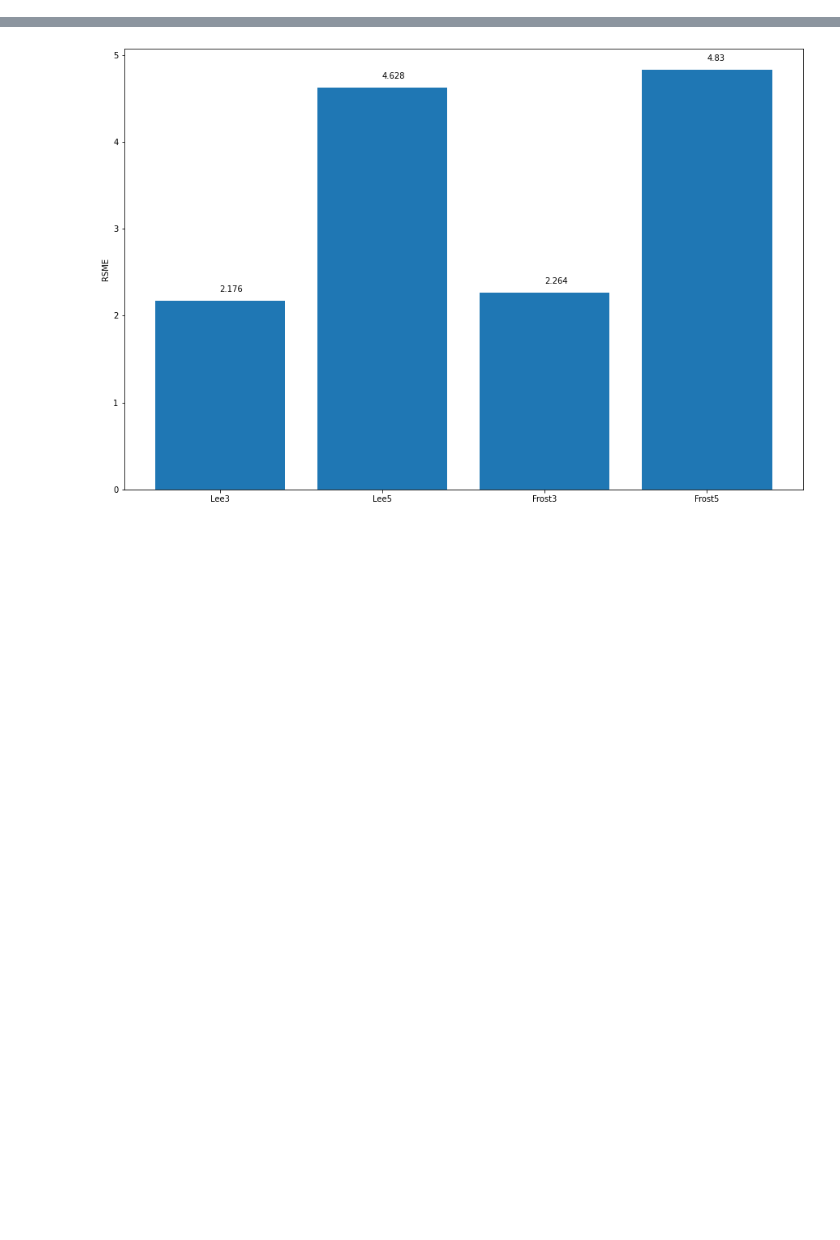
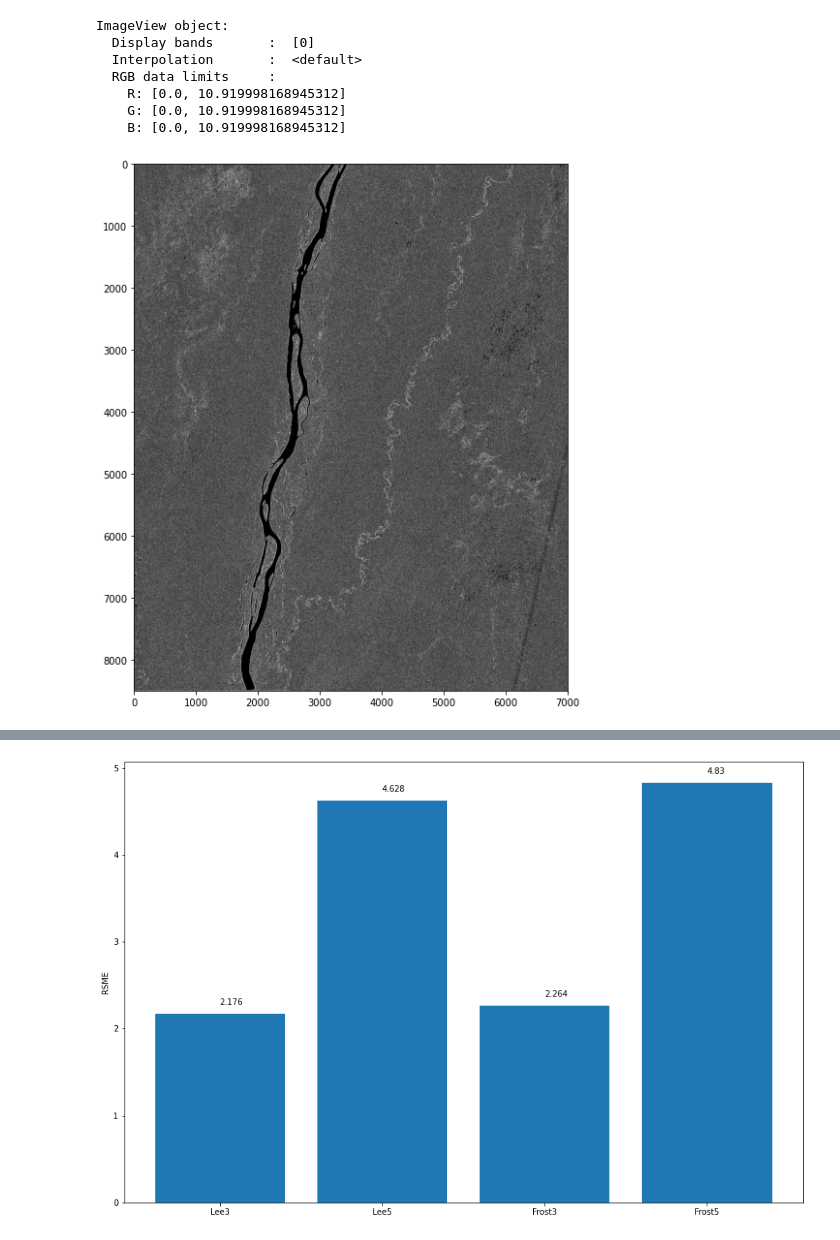
Before and after one commit to Gustavoohs/Dados, a Jupyter notebook: RMSE.ipynb, the cells around one changed output, grey strips where cells are left out. Cells and saved outputs as stored; diff of their text form; code cells hidden in the pictures; blank space fills up the shorter version.

```diff
--- a/RMSE.ipynb
+++ b/RMSE.ipynb
@@ -43,0 +92,11 @@ F5 = round(math.sqrt(mse(original,frost5)), 3)
+# %%
+imshow(L5, stretch=(0.02,0.98))
+# %% [output]
+ImageView object:
+  Display bands       :  [0]
+  Interpolation       :  <default>
+  RGB data limits     :
+    R: [0.0, 10.919998168945312]
+    G: [0.0, 10.919998168945312]
+    B: [0.0, 10.919998168945312]
+[figure, added]
```
Also changed, not shown: parts of 14 cells of this notebook, 9 other files.
